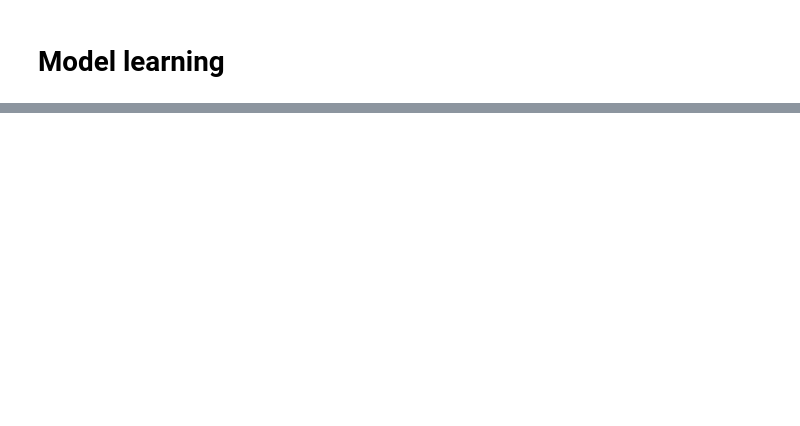
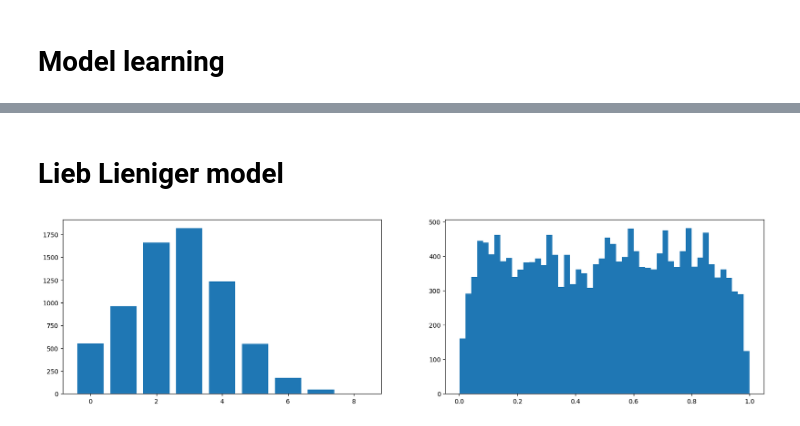
Before and after one commit to Wleter/nn_qft, a Jupyter notebook: testing.ipynb, the cells around one changed output, grey strips where cells are left out. Drawn from its saved outputs; the diff is of its cells as text; code cells hidden in the pictures; blank space fills up the shorter version.

Commit message:
add cusps, lieb liniger etc search for errors

```diff
--- a/testing.ipynb
+++ b/testing.ipynb
@@ -281,0 +271,43 @@ axes[2].hist(positions_2, bins=50);
+# %% [markdown]
+# Lieb Lieniger model
+# %%
+import keras
+import modules.ansatz_nn as ansatz_nn
+from modules.hamiltonians.hamiltonian_terms import *
+import modules.hamiltonians.lieb_liniger_model as ll_model
+import importlib
+import modules.metropolis as metro
+import matplotlib.pyplot as plt
+from collections import Counter
+importlib.reload(ansatz_nn)
+importlib.reload(ll_model)
+
+input_dim = 1
+
+ds1 = ansatz_nn.DeepSets(16, 2, 2, input_dim=input_dim, name = "deep_set_1")
+ds2 = ansatz_nn.DeepSets(16, 2, 2, input_dim=input_dim, name = "deep_set_2")
+
+hamiltonian = ll_model.LiebLinigerHamiltonian(0.5, (3.75 * np.pi) ** 2, 1e6)
+
+test_model = ansatz_nn.QFTNeuralNet(
+    np.array([1]),
+    ds1,
+    ds2,
+    hamiltonian,
+    is_periodic = False
+)
+
+dataset = metro.make_dataset(test_model, 64, 10, 5)
+# %%
+configurations = dataset.skip(500).unbatch().take(7000).cache()
+fig, axes = plt.subplots(1, 2, figsize=(20, 5))
+
+n_values = list(map(lambda x_n: x_n[1].numpy(), configurations))
+n_counter = Counter(n_values)
+axes[0].bar(n_counter.keys(), n_counter.values())
+
+positions_1 = np.concatenate(list(map(lambda x_n: x_n[0][:x_n[1], 0], configurations))).ravel()
+
+axes[1].hist(positions_1, bins=50);
+# %% [output]
+[figure, added]
```
Also changed, not shown: parts of 8 cells of this notebook, 4 other files.
